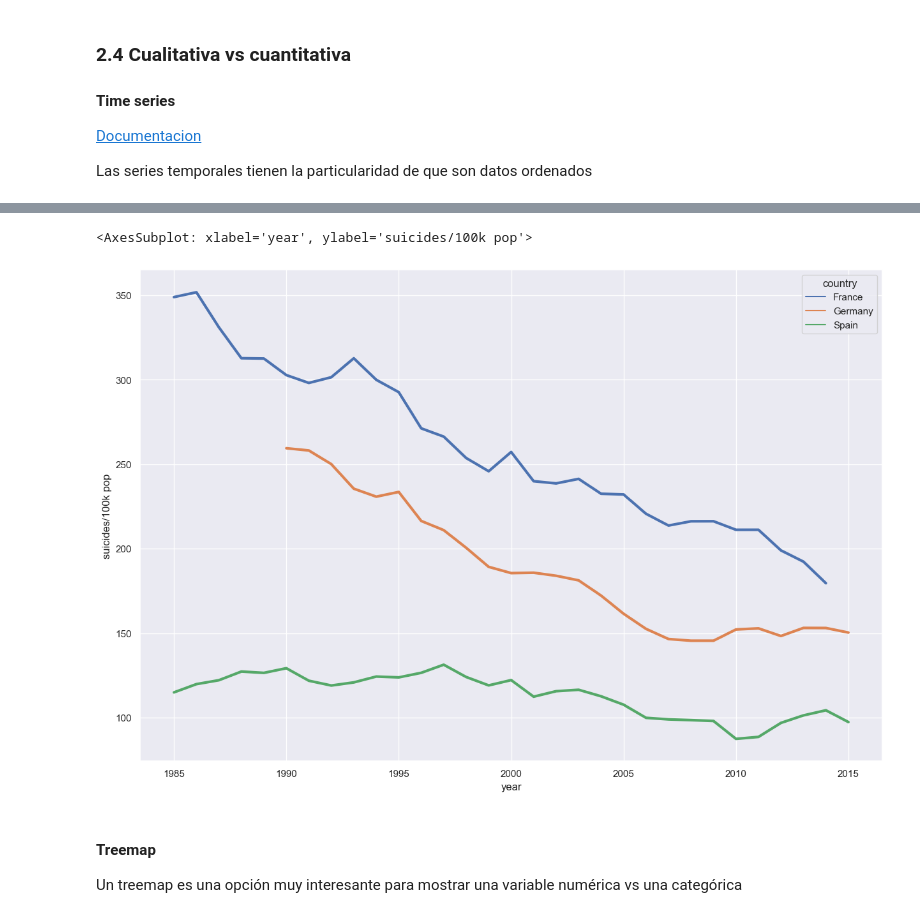
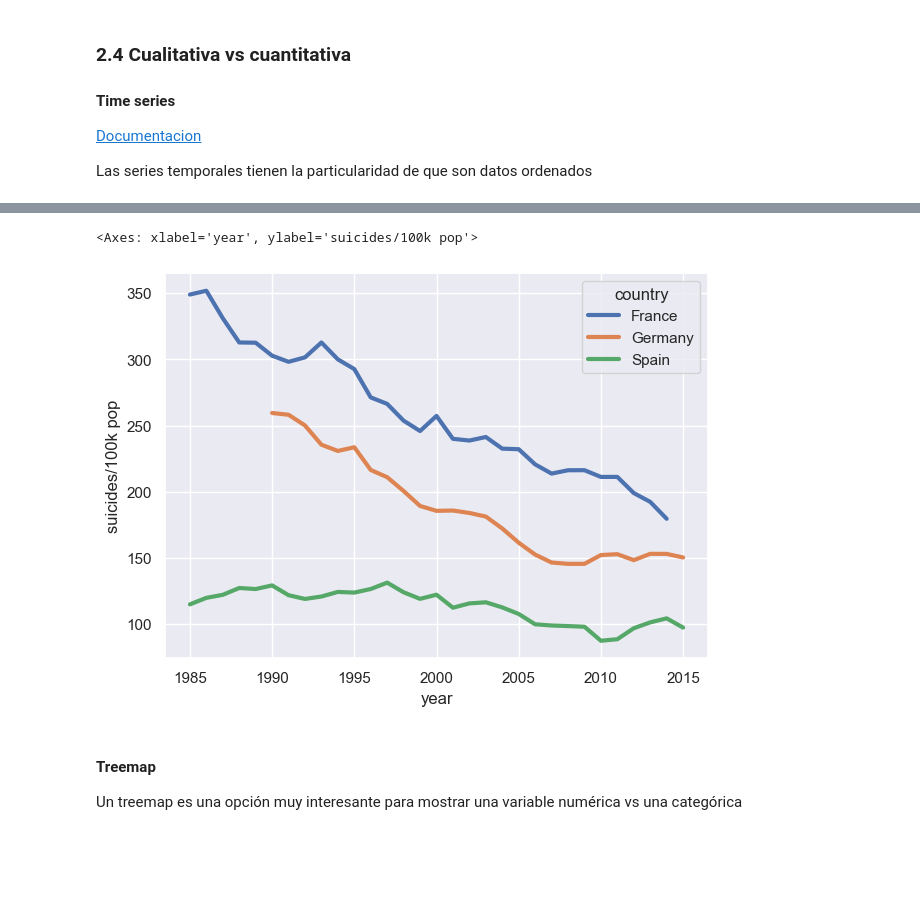
Before and after one commit to mariaortizz/DS_PT_09_2023, a Jupyter notebook: Data_Analysis/5-Visualización/Teoria/02- Seaborn.ipynb, the cells around one changed output, grey strips where cells are left out. Saved outputs shown, nothing was run; the diff lists cells and outputs as text; code cells hidden in the pictures; blank space fills up the shorter version.

```diff
--- a/Data_Analysis/5-Visualización/Teoria/02- Seaborn.ipynb
+++ b/Data_Analysis/5-Visualización/Teoria/02- Seaborn.ipynb
@@ -530,13 +578,13 @@ suicid_df2
 # %%
-plt.figure(figsize=(15,10))
+plt.figure(figsize=(7,5))
 sns.lineplot(data = suicid_df2,
             x = 'year',
             y = 'suicides/100k pop',
             hue = 'country',
             linewidth = 3)
 # %% [output]
-<AxesSubplot: xlabel='year', ylabel='suicides/100k pop'>
+<Axes: xlabel='year', ylabel='suicides/100k pop'>
-[figure, old version]
+[figure, new version]
 # %% [markdown]
 #### Treemap
 Un treemap es una opción muy interesante para mostrar una variable numérica vs una categórica
```
Also changed, not shown: parts of 41 cells of this notebook, 1 other file.
